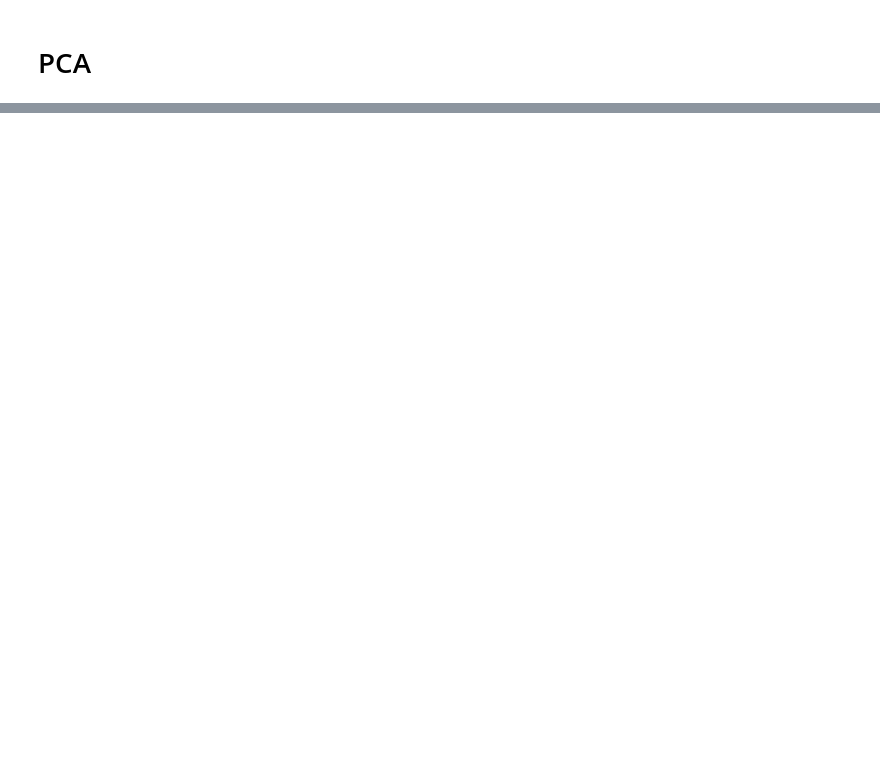
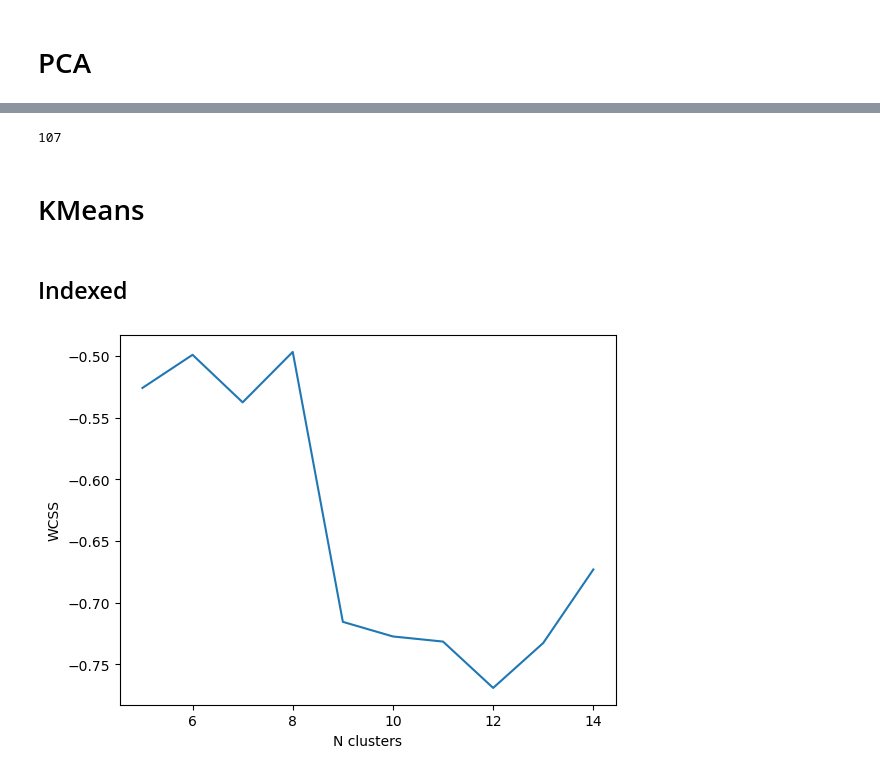
Before and after one commit to HiagoW/Alura-DataScience-Challenge, a Jupyter notebook: week_3/challenge/Challenge 3.ipynb, the cells around one changed output, grey strips where cells are left out. Drawn from its saved outputs; the diff is of its cells as text; code cells hidden in the pictures; blank space fills up the shorter version.

Commit message:
KMeans and finding similar items

```diff
--- a/week_3/challenge/Challenge 3.ipynb
+++ b/week_3/challenge/Challenge 3.ipynb
@@ -152,0 +181,3 @@ k
+# %%
+df_merged = bairro.join(df, 'id', how='left')
+df_merged.show(5)
@@ -152,0 +195,4 @@ k
+# %%
+X = [col for col in df_merged.columns if col not in ['id', 'bairro']]
+print(X)
+len(X)
@@ -152,0 +202,6 @@ k
+# %%
+vectorized_dummy = VectorAssembler(inputCols=X, outputCol='features')\
+    .transform(df_merged)
+scaled_dummy = StandardScaler(inputCol='features', outputCol='scaled_features').fit(vectorized_dummy).transform(vectorized_dummy)
+k = 173
+df_pca_dummy, acc_variance = calculate_pca(scaled_dummy, k, 'scaled_features', 'pca_features')
@@ -152,0 +226,7 @@ k
+# %%
+k = np.where(acc_variance >= 0.7)[0][0]+1
+k
+# %% [output]
+107
+# %% [markdown]
+# KMeans
@@ -152,0 +238,20 @@ k
+# %% [markdown]
+## Indexed
+# %%
+def elbow_method(df, start, end):
+    wcss = []
+    for i in range(start,end):
+        kmeans_model = KMeans(k=i, featuresCol='pca_features', predictionCol='prediction')
+        predictions = kmeans_model.fit(df).transform(df)
+        evaluator = ClusteringEvaluator()
+        silhouette = evaluator.evaluate(predictions)
+        # Append WCSS to list
+        wcss.append(silhouette)
+    plt.plot(range(start,end), wcss)
+    plt.xlabel('N clusters')
+    plt.ylabel('WCSS')
+    plt.show()
+# %%
+elbow_method(df_pca_dummy, 5, 15)
+# %% [output]
+[figure, added]
```
Also changed, not shown: parts of 29 cells of this notebook.
